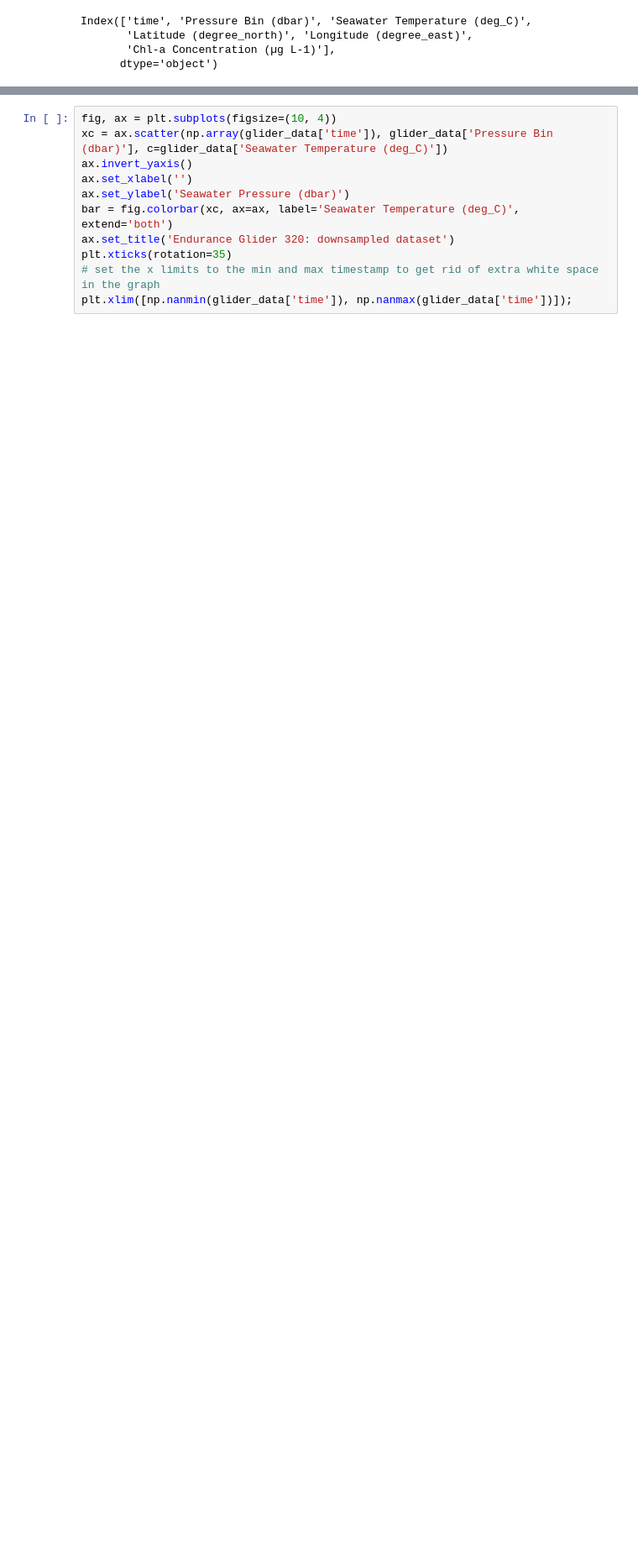
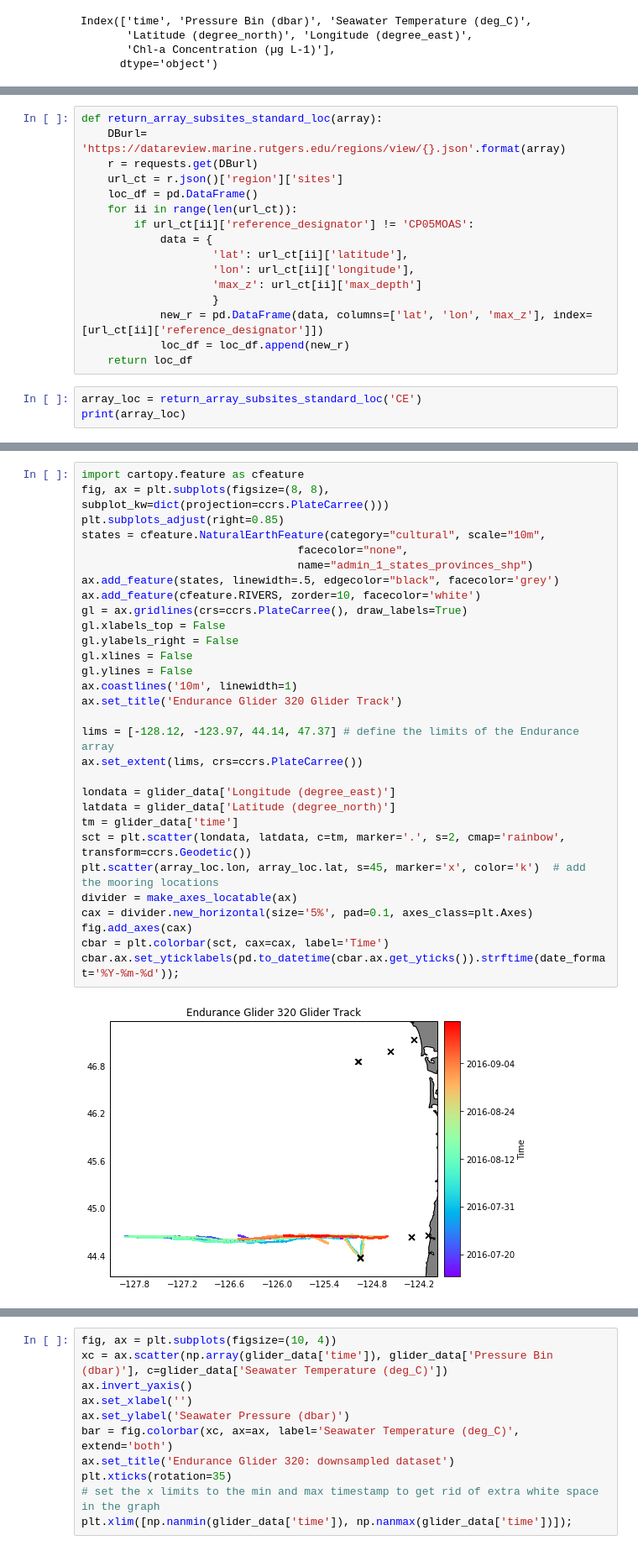
Before and after one commit to ooi-data-lab/nugget-notebooks, a Jupyter notebook: Theme2b_Endurance_coastal_upwelling.ipynb, the cells around one changed output, grey strips where cells are left out. Shown at 84% size. Drawn from its saved outputs; the diff is of its cells as text; blank space fills up the shorter version.

Commit message:
added glider map

```diff
--- a/Theme2b_Endurance_coastal_upwelling.ipynb
+++ b/Theme2b_Endurance_coastal_upwelling.ipynb
@@ -297,0 +300,19 @@ Now that we have our downsampled and merged dataframe, let's plot the variables
+# %%
+def return_array_subsites_standard_loc(array):
+    DBurl= 'https://datareview.marine.rutgers.edu/regions/view/{}.json'.format(array)
+    r = requests.get(DBurl)
+    url_ct = r.json()['region']['sites']
+    loc_df = pd.DataFrame()
+    for ii in range(len(url_ct)):
+        if url_ct[ii]['reference_designator'] != 'CP05MOAS':
+            data = {
+                    'lat': url_ct[ii]['latitude'],
+                    'lon': url_ct[ii]['longitude'],
+                    'max_z': url_ct[ii]['max_depth']
+                    }
+            new_r = pd.DataFrame(data, columns=['lat', 'lon', 'max_z'], index=[url_ct[ii]['reference_designator']])
+            loc_df = loc_df.append(new_r)
+    return loc_df
+# %%
+array_loc = return_array_subsites_standard_loc('CE')
+print(array_loc)
@@ -297,0 +339,32 @@ Now that we have our downsampled and merged dataframe, let's plot the variables
+# %%
+import cartopy.feature as cfeature
+fig, ax = plt.subplots(figsize=(8, 8), subplot_kw=dict(projection=ccrs.PlateCarree()))
+plt.subplots_adjust(right=0.85)
+states = cfeature.NaturalEarthFeature(category="cultural", scale="10m",
+                                 facecolor="none",
+                                 name="admin_1_states_provinces_shp")
+ax.add_feature(states, linewidth=.5, edgecolor="black", facecolor='grey')
+ax.add_feature(cfeature.RIVERS, zorder=10, facecolor='white')
+gl = ax.gridlines(crs=ccrs.PlateCarree(), draw_labels=True)
+gl.xlabels_top = False
+gl.ylabels_right = False
+gl.xlines = False
+gl.ylines = False
+ax.coastlines('10m', linewidth=1)
+ax.set_title('Endurance Glider 320 Glider Track')
+
+lims = [-128.12, -123.97, 44.14, 47.37] # define the limits of the Endurance array
+ax.set_extent(lims, crs=ccrs.PlateCarree())
+
+londata = glider_data['Longitude (degree_east)']
+latdata = glider_data['Latitude (degree_north)']
+tm = glider_data['time']
+sct = plt.scatter(londata, latdata, c=tm, marker='.', s=2, cmap='rainbow', transform=ccrs.Geodetic())
+plt.scatter(array_loc.lon, array_loc.lat, s=45, marker='x', color='k')  # add the mooring locations
+divider = make_axes_locatable(ax)
+cax = divider.new_horizontal(size='5%', pad=0.1, axes_class=plt.Axes)
+fig.add_axes(cax)
+cbar = plt.colorbar(sct, cax=cax, label='Time')
+cbar.ax.set_yticklabels(pd.to_datetime(cbar.ax.get_yticks()).strftime(date_format='%Y-%m-%d'));
+# %% [output]
+[figure, added]
```
Also changed, not shown: parts of 6 cells of this notebook, 1 other file.
